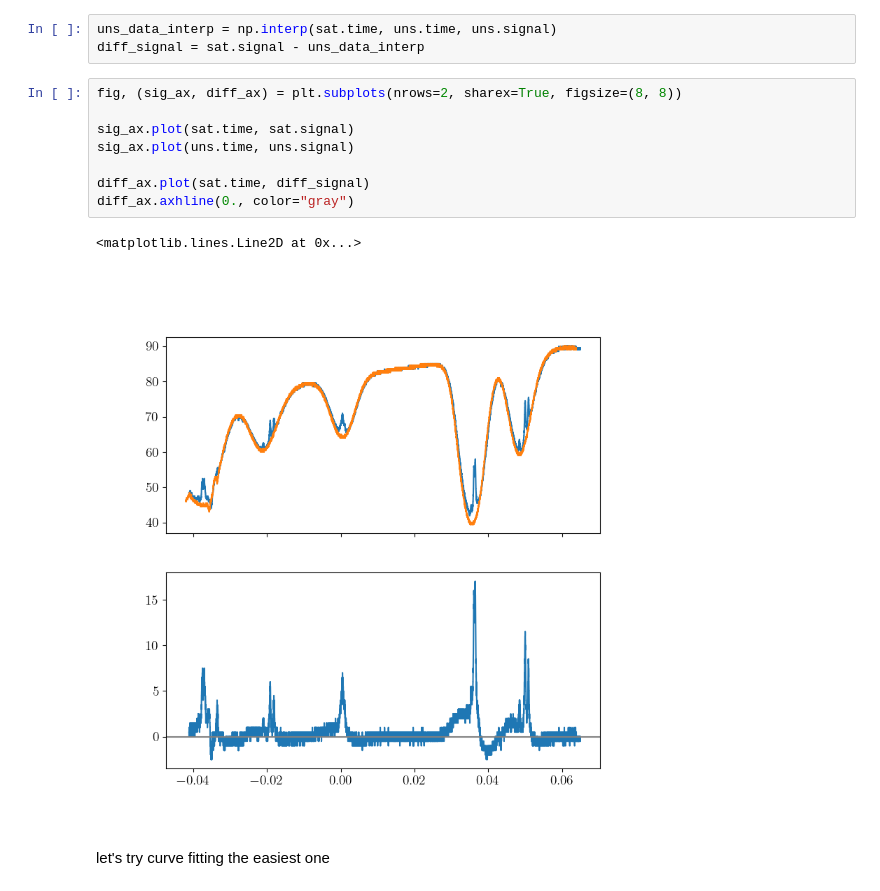
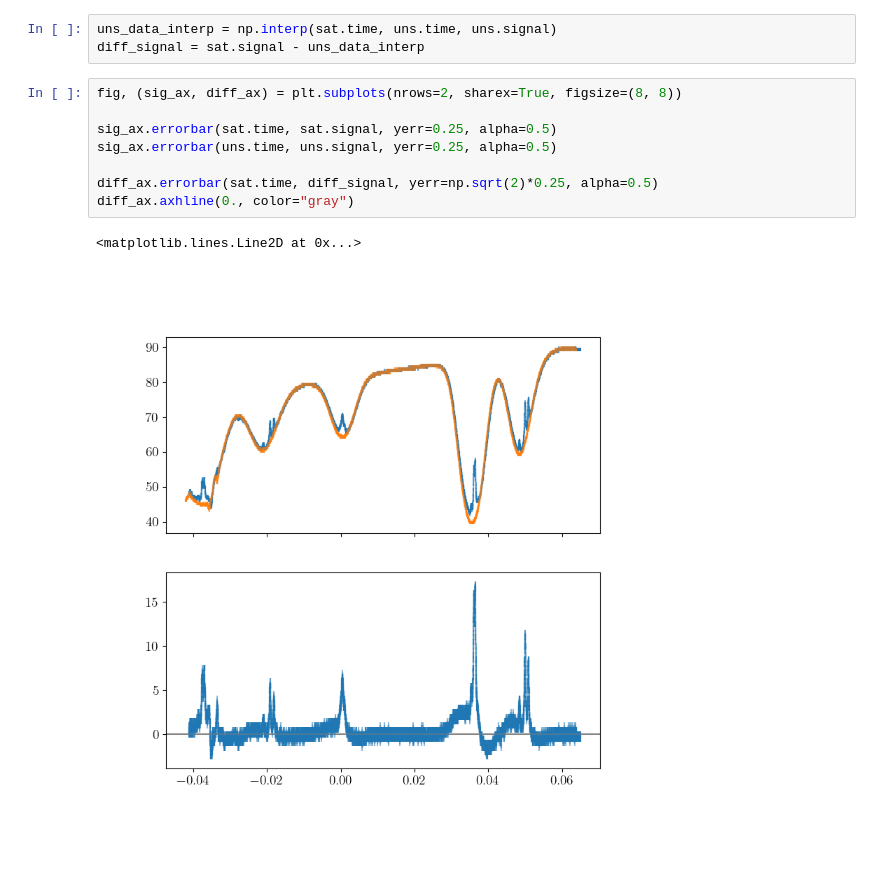
Before and after one commit to andres-luengo/alden-andres-max-most-dangerous-4450-trio, a Jupyter notebook: rb-spectroscopy/fit_no_mag.ipynb, the cells around one changed output. Cells and saved outputs as stored; diff of their text form; blank space fills up the shorter version.

```diff
--- a/rb-spectroscopy/fit_no_mag.ipynb
+++ b/rb-spectroscopy/fit_no_mag.ipynb
@@ -20,13 +22,11 @@ diff_signal = sat.signal - uns_data_interp
 # %%
 fig, (sig_ax, diff_ax) = plt.subplots(nrows=2, sharex=True, figsize=(8, 8))
 
-sig_ax.plot(sat.time, sat.signal)
-sig_ax.plot(uns.time, uns.signal)
+sig_ax.errorbar(sat.time, sat.signal, yerr=0.25, alpha=0.5)
+sig_ax.errorbar(uns.time, uns.signal, yerr=0.25, alpha=0.5)
 
-diff_ax.plot(sat.time, diff_signal)
+diff_ax.errorbar(sat.time, diff_signal, yerr=np.sqrt(2)*0.25, alpha=0.5)
 diff_ax.axhline(0., color="gray")
 # %% [output]
 <matplotlib.lines.Line2D at 0x...>
-[figure, old version]
+[figure, new version]
-# %% [markdown]
-let's try curve fitting the easiest one
```
Also changed, not shown: parts of 6 cells of this notebook.
